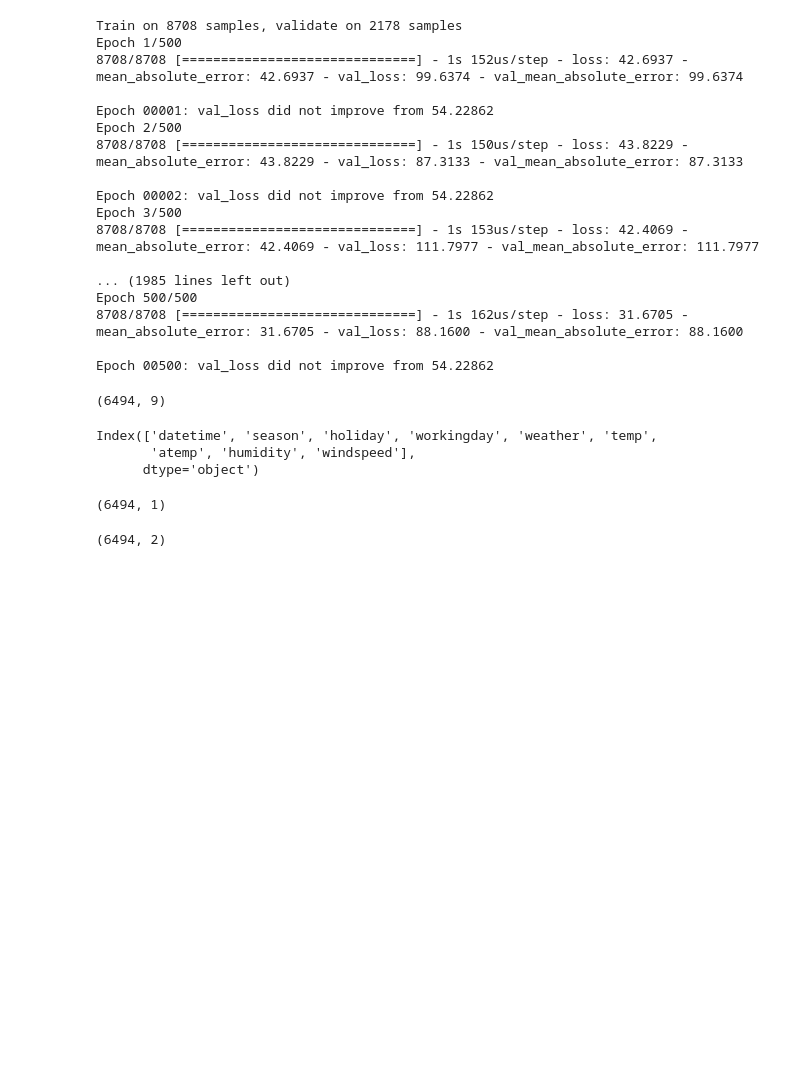
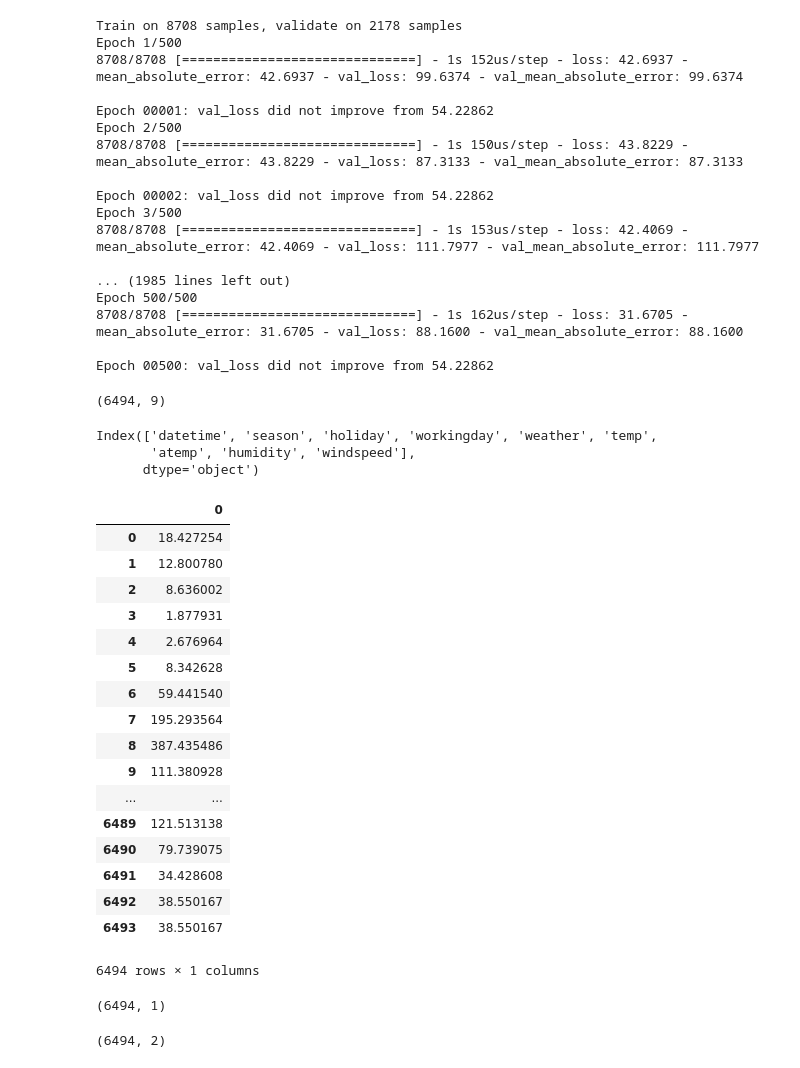
Before and after one commit to brontominds/bounce_demand, a Jupyter notebook: Bounce assignment.ipynb, the cells around one changed output. Cells and saved outputs as stored; diff of their text form; code cells hidden in the pictures; blank space fills up the shorter version.

```diff
--- a/Bounce assignment.ipynb
+++ b/Bounce assignment.ipynb
@@ -336,6 +336,30 @@ test = dummy_data(test_normalize, ["season","weather","hour"])
 # %%
 #making predictions
 prediction = NN_model.predict(test)
+# %%
+prediction=pd.DataFrame(prediction)
+
+prediction=prediction.clip(lower=0)
+prediction
+# %% [output]
+|  | 0 |
+| 0 | 18.427254 |
+| 1 | 12.800780 |
+| 2 | 8.636002 |
+| 3 | 1.877931 |
+| 4 | 2.676964 |
+| 5 | 8.342628 |
+| 6 | 59.441540 |
+| 7 | 195.293564 |
+| 8 | 387.435486 |
+| 9 | 111.380928 |
+| ... | ... |
+| 6489 | 121.513138 |
+| 6490 | 79.739075 |
+| 6491 | 34.428608 |
+| 6492 | 38.550167 |
+| 6493 | 38.550167 |
+6494 rows × 1 columns
 # %%
 prediction.shape
 # %% [output]
```
Also changed, not shown: parts of 1 cell of this notebook, 2 other files.
